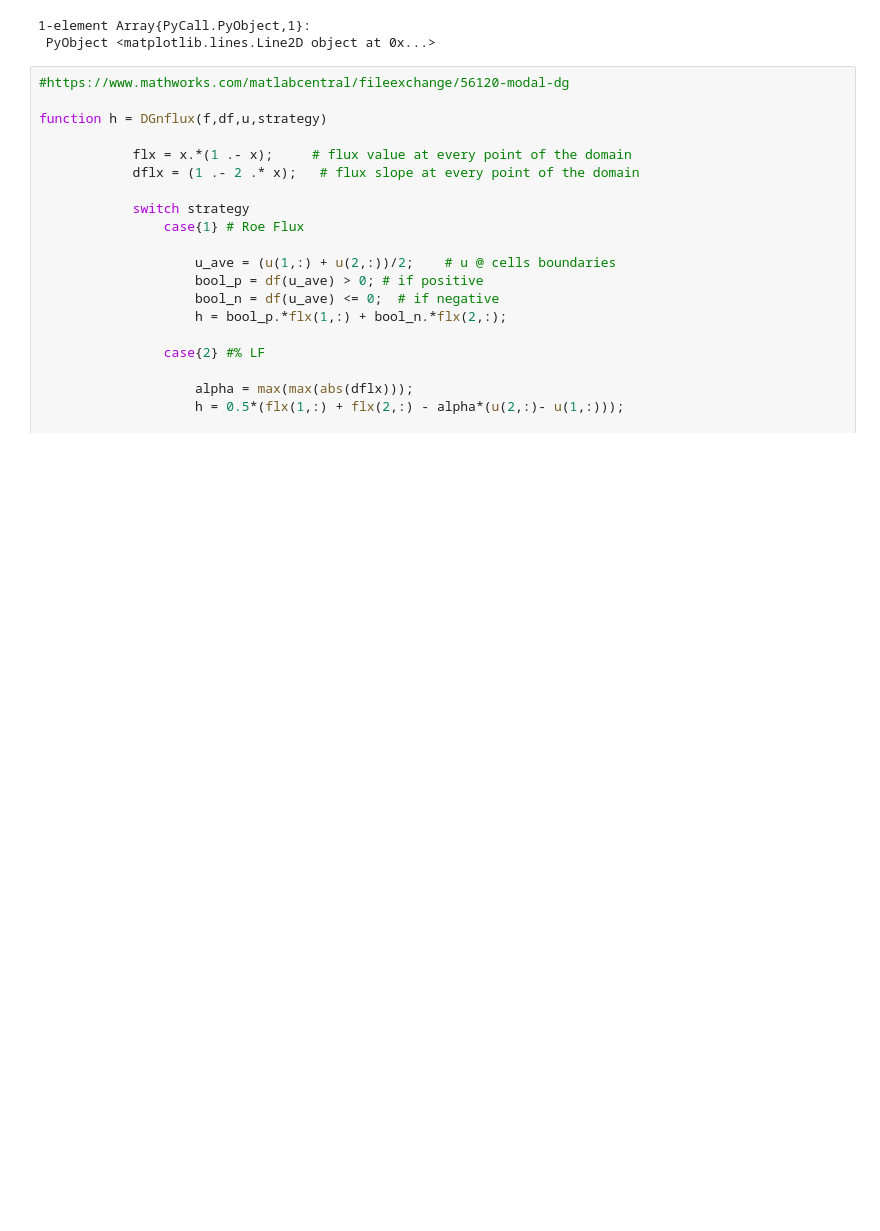
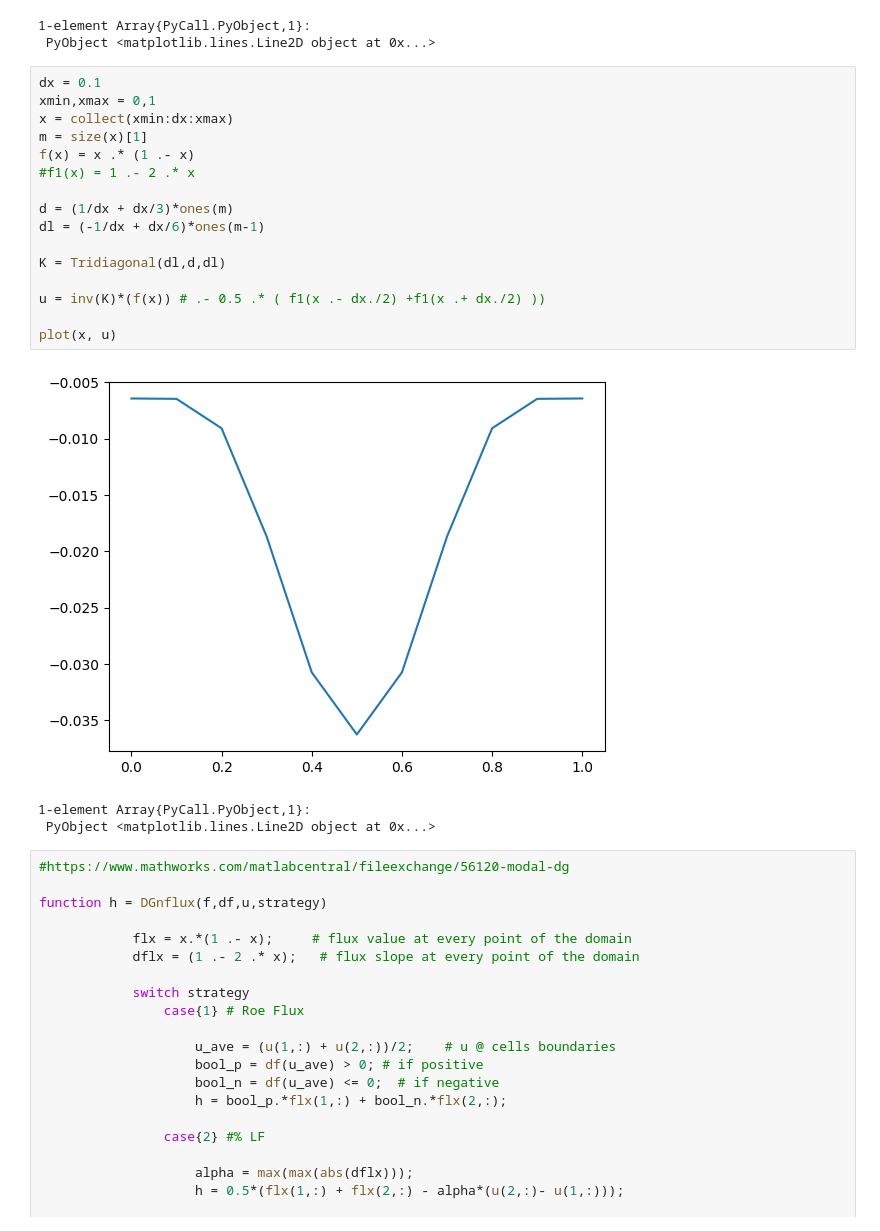
Before and after one commit to ericschulman/numerical, a Jupyter notebook: spring_hw6/homework6.ipynb, the cells around one changed output. Drawn from its saved outputs; the diff is of its cells as text; blank space fills up the shorter version.

```diff
--- a/spring_hw6/homework6.ipynb
+++ b/spring_hw6/homework6.ipynb
@@ -176,6 +178,26 @@ plot(collect((0:.1:1)),u)
 [figure]
 1-element Array{PyCall.PyObject,1}:
  PyObject <matplotlib.lines.Line2D object at 0x...>
+# %%
+dx = 0.1
+xmin,xmax = 0,1
+x = collect(xmin:dx:xmax)
+m = size(x)[1]
+f(x) = x .* (1 .- x)
+#f1(x) = 1 .- 2 .* x
+
+d = (1/dx + dx/3)*ones(m)
+dl = (-1/dx + dx/6)*ones(m-1)
+
+K = Tridiagonal(dl,d,dl)
+
+u = inv(K)*(f(x)) # .- 0.5 .* ( f1(x .- dx./2) +f1(x .+ dx./2) ))
+
+plot(x, u)
+# %% [output]
+[figure, added]
+1-element Array{PyCall.PyObject,1}:
+ PyObject <matplotlib.lines.Line2D object at 0x...>
 # %%
 #https://www.mathworks.com/matlabcentral/fileexchange/56120-modal-dg
 
```
Also changed, not shown: parts of 4 cells of this notebook.
